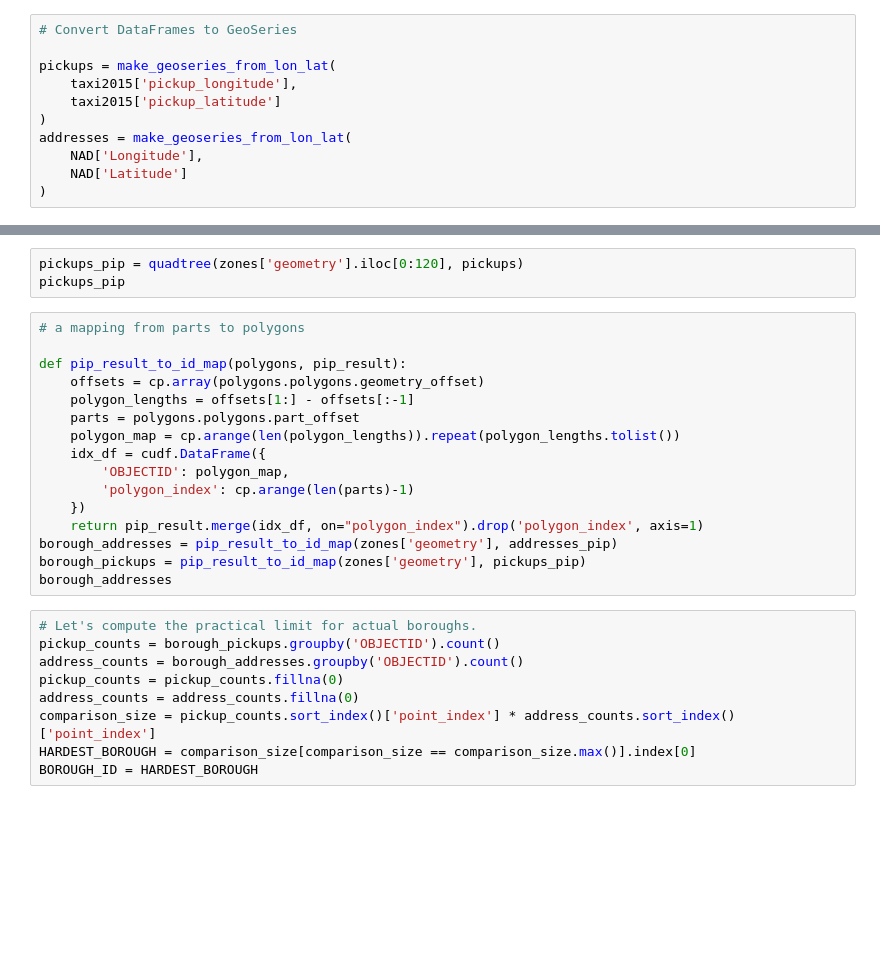
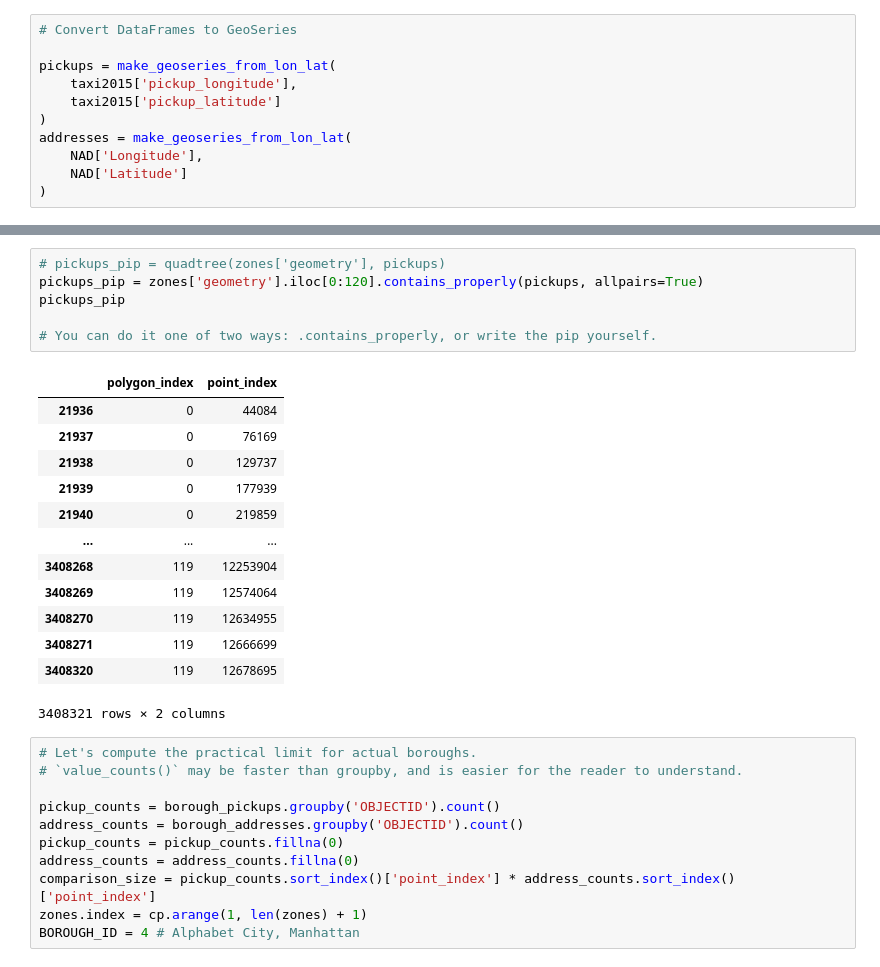
Before and after one commit to thomcom/gtc-2023, a Jupyter notebook: GTC 2023.ipynb, the cells around one changed output, grey strips where cells are left out. Saved outputs shown, nothing was run; the diff lists cells and outputs as text; blank space fills up the shorter version.

```diff
--- a/GTC 2023.ipynb
+++ b/GTC 2023.ipynb
@@ -121,28 +75,31 @@ addresses_pip
 # %%
-pickups_pip = quadtree(zones['geometry'].iloc[0:120], pickups)
+# pickups_pip = quadtree(zones['geometry'], pickups)
+pickups_pip = zones['geometry'].iloc[0:120].contains_properly(pickups, allpairs=True)
 pickups_pip
+
+# You can do it one of two ways: .contains_properly, or write the pip yourself.
+# %% [output]
+|  | polygon_index | point_index |
+| 21936 | 0 | 44084 |
+| 21937 | 0 | 76169 |
+| 21938 | 0 | 129737 |
+| 21939 | 0 | 177939 |
+| 21940 | 0 | 219859 |
+| ... | ... | ... |
+| 3408268 | 119 | 12253904 |
+| 3408269 | 119 | 12574064 |
+| 3408270 | 119 | 12634955 |
+| 3408271 | 119 | 12666699 |
+| 3408320 | 119 | 12678695 |
+3408321 rows × 2 columns
-# %%
-# a mapping from parts to polygons
-
-def pip_result_to_id_map(polygons, pip_result):
-    offsets = cp.array(polygons.polygons.geometry_offset)
-    polygon_lengths = offsets[1:] - offsets[:-1]
-    parts = polygons.polygons.part_offset
-    polygon_map = cp.arange(len(polygon_lengths)).repeat(polygon_lengths.tolist())
-    idx_df = cudf.DataFrame({
-        'OBJECTID': polygon_map,
-        'polygon_index': cp.arange(len(parts)-1)
-    })
-    return pip_result.merge(idx_df, on="polygon_index").drop('polygon_index', axis=1)
-borough_addresses = pip_result_to_id_map(zones['geometry'], addresses_pip)
-borough_pickups = pip_result_to_id_map(zones['geometry'], pickups_pip)
-borough_addresses
 # %%
 # Let's compute the practical limit for actual boroughs.
+# `value_counts()` may be faster than groupby, and is easier for the reader to understand.
+
 pickup_counts = borough_pickups.groupby('OBJECTID').count()
 address_counts = borough_addresses.groupby('OBJECTID').count()
 pickup_counts = pickup_counts.fillna(0)
 address_counts = address_counts.fillna(0)
 comparison_size = pickup_counts.sort_index()['point_index'] * address_counts.sort_index()['point_index']
-HARDEST_BOROUGH = comparison_size[comparison_size == comparison_size.max()].index[0]
-BOROUGH_ID = HARDEST_BOROUGH
+zones.index = cp.arange(1, len(zones) + 1)
+BOROUGH_ID = 4 # Alphabet City, Manhattan
```
Also changed, not shown: parts of 18 cells of this notebook, 1 other file.
